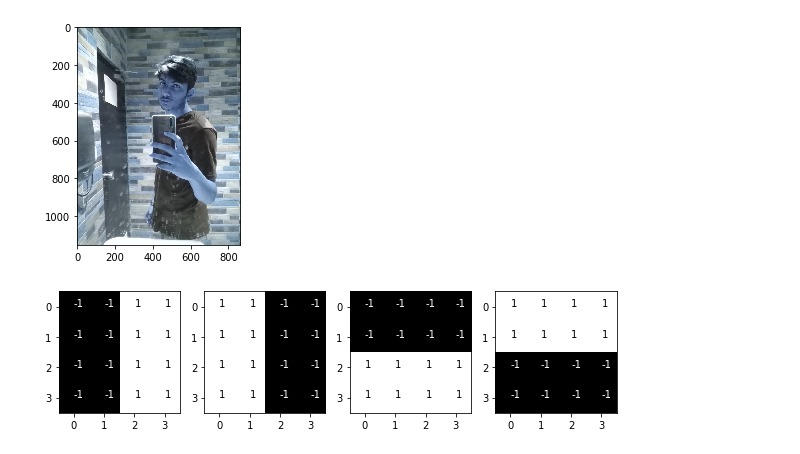
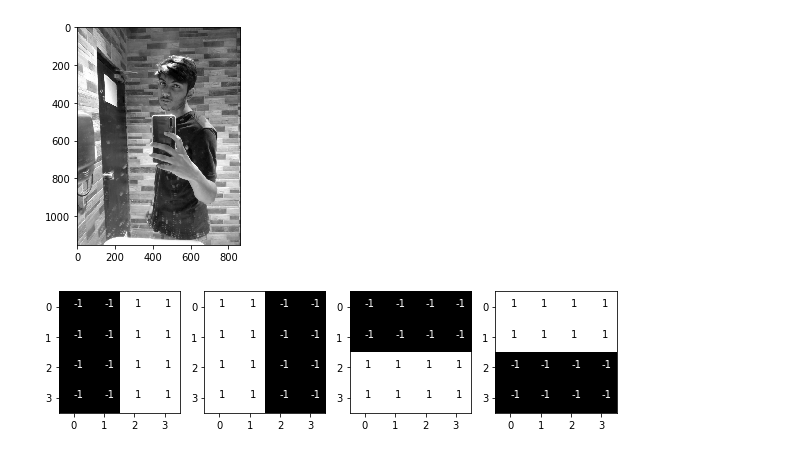
Before and after one commit to AbdurNawaz/Pytorch, a Jupyter notebook: Pytorch.ipynb, the cells around one changed output. Saved outputs shown, nothing was run; the diff lists cells and outputs as text; code cells hidden in the pictures.

```diff
--- a/Pytorch.ipynb
+++ b/Pytorch.ipynb
@@ -3,18 +1,20 @@
 # %%
 import torch
 import torch.nn as nn
 import torch.nn.functional as F
 import numpy as np
 import cv2
 import matplotlib.pyplot as plt
 
 path = './image.png'
-gray_img = cv2.imread(path)
+gray_img = cv2.imread(path, 0)
+
+gray_img = gray_img.astype("float32")/255
 
 plt.imshow(gray_img, cmap='gray')
 plt.show()
 # %% [output]
-[figure, old version]
+[figure, new version]
 # %%
 filter_vals = np.array([[-1, -1, 1, 1], [-1, -1, 1, 1], [-1, -1, 1, 1], [-1, -1, 1, 1]])
 
```
Also changed, not shown: parts of 5 cells of this notebook.
